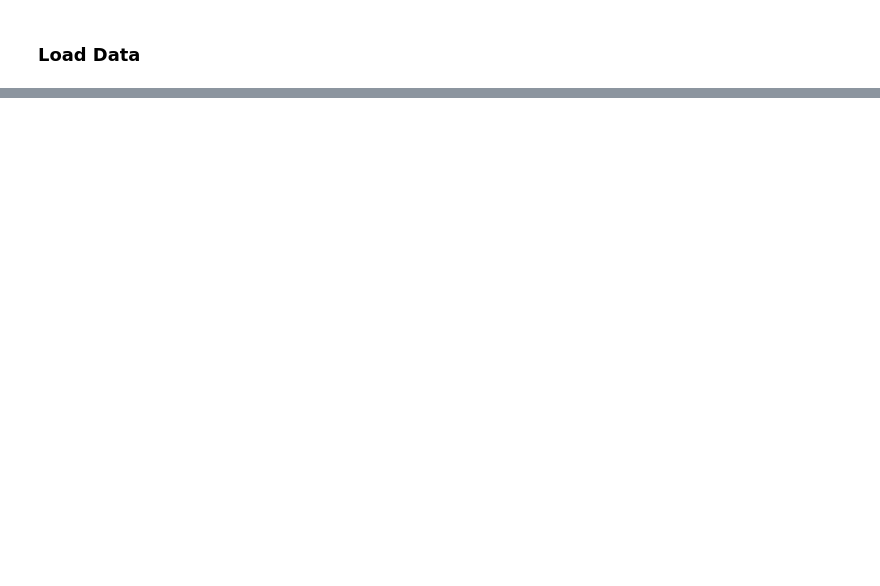
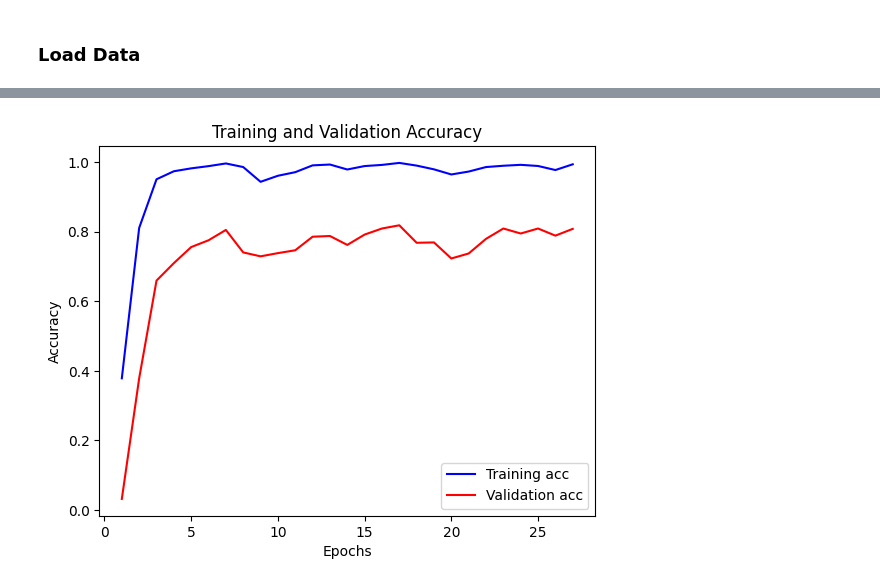
Before and after one commit to the-engrossed/Butterflies_Classified, a Jupyter notebook: classification_model.ipynb, the cells around one changed output, grey strips where cells are left out. Cells and saved outputs as stored; diff of their text form; code cells hidden in the pictures; blank space fills up the shorter version.

```diff
--- a/classification_model.ipynb
+++ b/classification_model.ipynb
@@ -356,0 +91,20 @@ AttributeError: 'History' object has no attribute 'predict'
+# %%
+base_model = ResNet50(
+    weights='imagenet',
+    include_top=False,
+    input_shape=(image_size[0], image_size[1], 3),
+)
+
+num_layers_to_train = int(np.ceil(0.2 * len(base_model.layers)))
+
+for layer in base_model.layers[:num_layers_to_train] :
+    layer.trainable = False
+
+x = base_model.output
+x = Flatten()(x)
+x = Dense(256, activation='relu', kernel_regularizer='l2')(x)
+predictions = Dense(75, activation='softmax')(x)
+
+model = Model(inputs=base_model.input, outputs=predictions)
+
+model.summary()
@@ -356,0 +198,15 @@ AttributeError: 'History' object has no attribute 'predict'
+# %%
+acc = history.history['accuracy']
+
+val_acc = history.history['val_accuracy']
+
+plt.plot(epochs, acc, 'b', label='Training acc')
+plt.plot(epochs, val_acc, 'r', label='Validation acc')
+plt.title('Training and Validation Accuracy')
+plt.xlabel('Epochs')
+plt.ylabel('Accuracy')
+plt.legend()
+plt.savefig(acc_image_path)
+plt.show()
+# %% [output]
+[figure, added]
```
Also changed, not shown: parts of 42 cells of this notebook.
